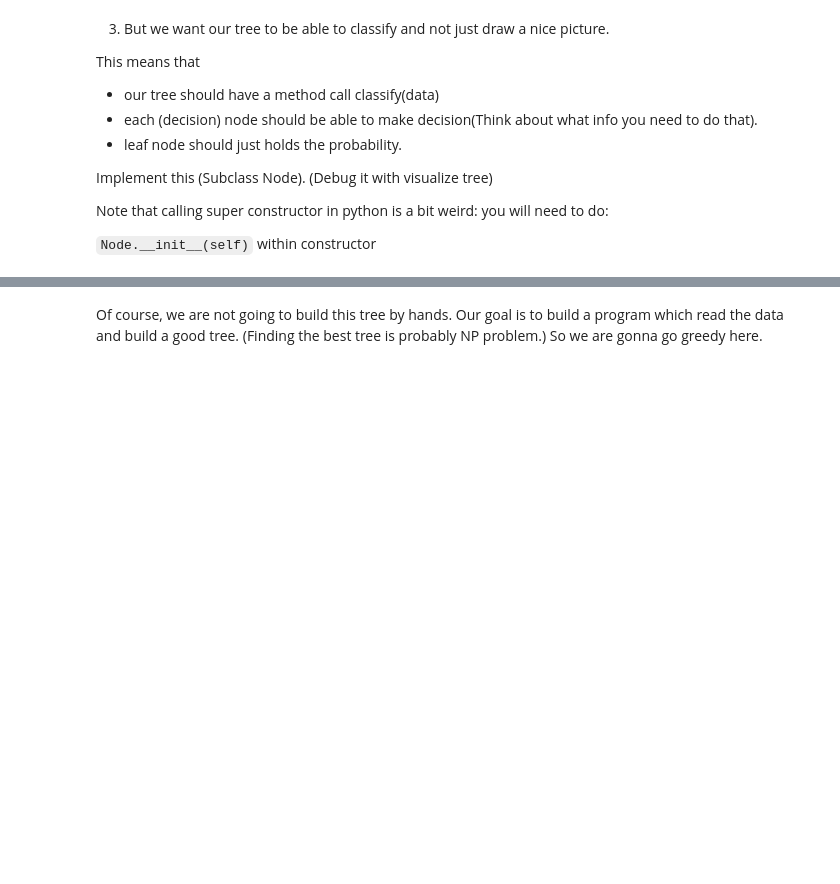
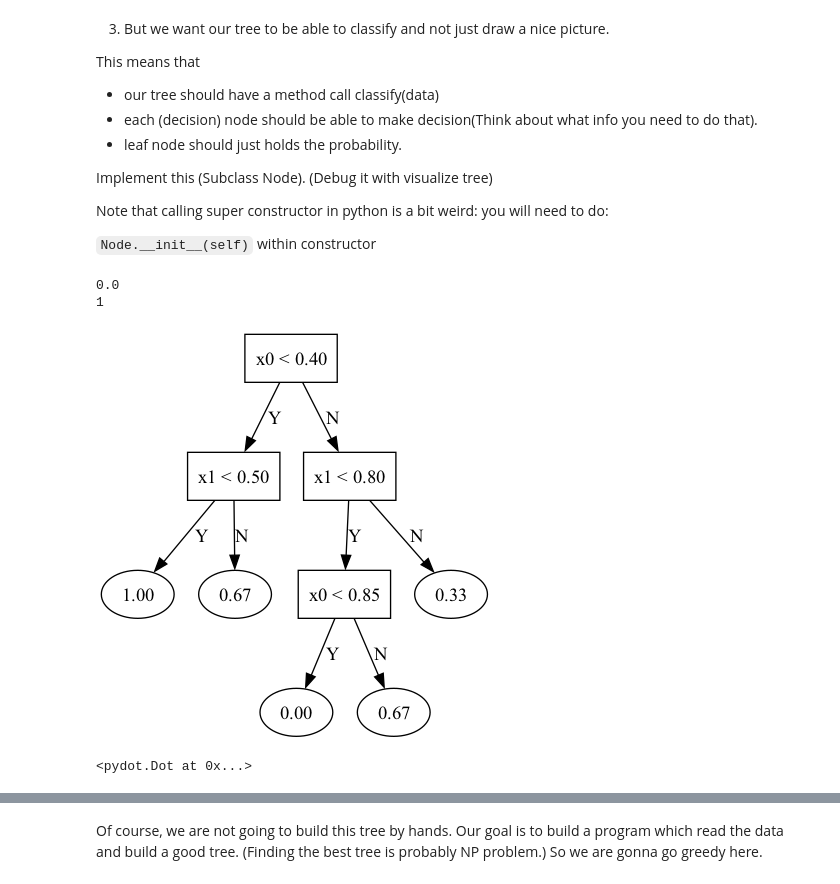
Before and after one commit to muic-pattern-rekt-2018/Exercise-5, a Jupyter notebook: Exercise 05 Non-Parametric Methods.ipynb, the cells around one changed output, grey strips where cells are left out. Drawn from its saved outputs; the diff is of its cells as text; code cells hidden in the pictures; blank space fills up the shorter version.

```diff
--- a/Exercise 05 Non-Parametric Methods.ipynb
+++ b/Exercise 05 Non-Parametric Methods.ipynb
@@ -134,31 +148,42 @@ Note that calling super constructor in python is a bit weird: you will need to d
 # %%
 class DecisionNode(Node):
     def __init__(self, vid, cut, prob=-1.0):
         Node.__init__(self)
-        #implement this
-        pass
+        self.vid = vid
+        self.cut = cut
+        self.prob = prob
 
     def classify(self, features):
-        #implement this
-        pass
+        if self.is_leaf():
+            return self.prob
+        if features[self.vid] < self.cut:
+            return self.left.classify(features)
+        else:
+            return self.right.classify(features)
+
+
     def __str__(self):
         if not self.is_leaf():
             return 'x%d < %.2f'%(self.vid, self.cut)
         else:
             return '%.2f'%self.prob
-
-# root = DecisionNode(...)
-# root.left = DecisionNode(...)
-# root.left.left =
-# root.left.right =
-# root.right =
-# root.right.left =
-# root.right.right =
-# root.right.left.left =
-# root.right.left.right =
-# print(root.classify([0.5, 0.5]))
-# print(root.classify([0.1, 0.1]))
-# visualize_tree(root)
+root = DecisionNode(0, 0.4)
+root.left = DecisionNode(1, 0.5)
+root.left.left = DecisionNode(None, None, 1.)
+root.left.right = DecisionNode(None, None, 2/3)
+root.right = DecisionNode(1, 0.8)
+root.right.left = DecisionNode(0, 0.85)
+root.right.right = DecisionNode(None, None, 1/3)
+root.right.left.left = DecisionNode(None, None, 0.)
+root.right.left.right = DecisionNode(None, None, 2/3)
+print(root.classify([0.5, 0.5]))
+print(root.classify([0.1, 0.1]))
+visualize_tree(root)
+# %% [output]
+0.0
+1
+[figure, added]
+<pydot.Dot at 0x...>
 # %% [markdown]
 4) Another way to visualize tree is by contour plot.
 
```
Also changed, not shown: parts of 6 cells of this notebook.
